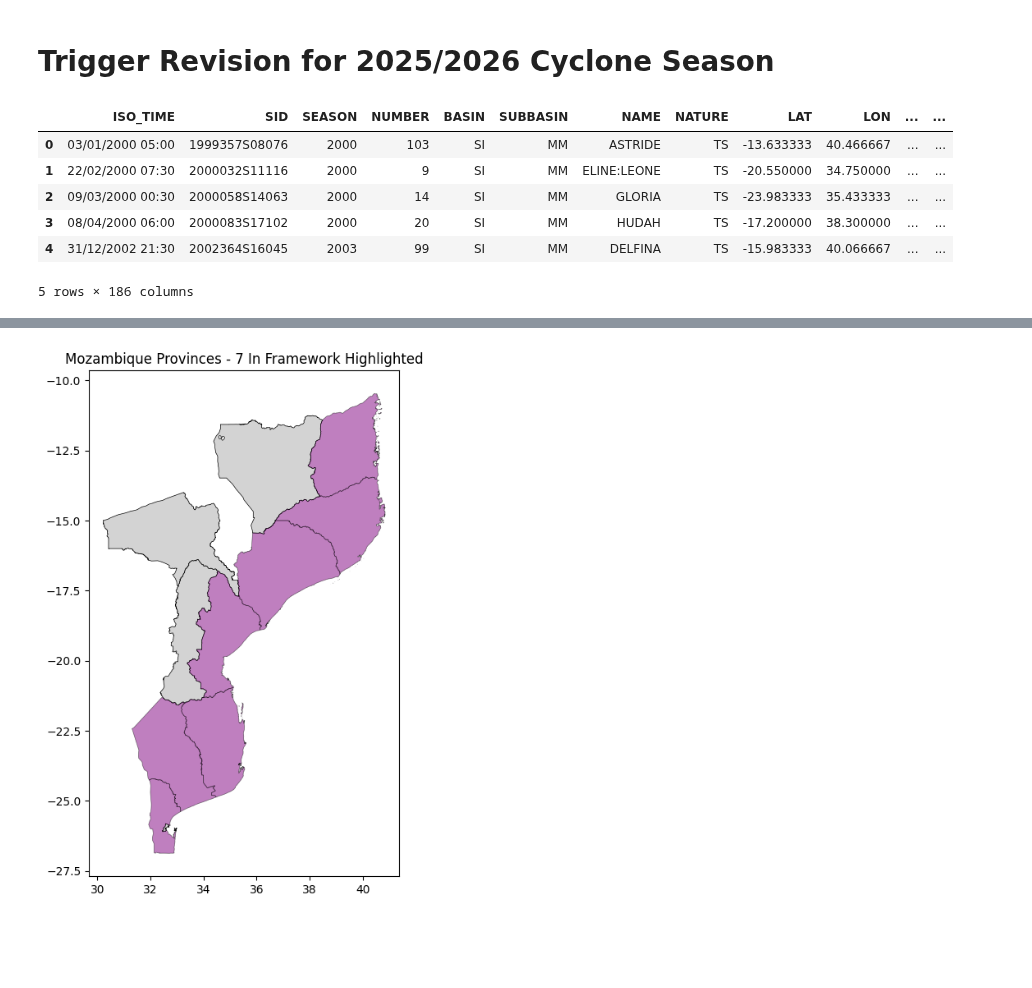
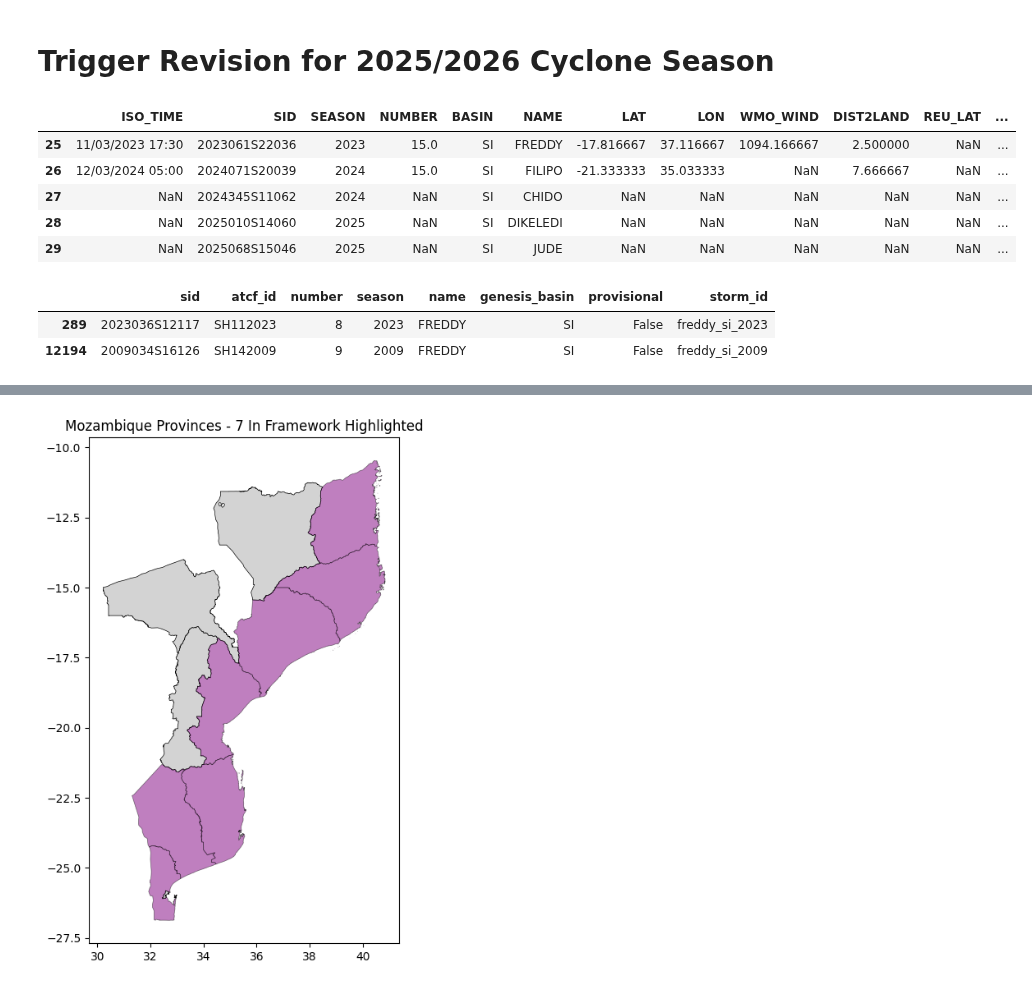
Before and after one commit to OCHA-DAP/ds-aa-moz-cyclones, a Jupyter notebook: analysis/05.0_trigger_revision.ipynb, the cells around one changed output, grey strips where cells are left out. Drawn from its saved outputs; the diff is of its cells as text; code cells hidden in the pictures; blank space fills up the shorter version.

```diff
--- a/analysis/05.0_trigger_revision.ipynb
+++ b/analysis/05.0_trigger_revision.ipynb
@@ -21,23 +21,22 @@ adm1 = stratus.codab.load_codab_from_fieldmaps(iso3, admin_level=1)
 # %%
 load_path = (
     Path(AA_DATA_DIR)
     / "public"
     / "processed"
     / "moz"
-    / "landfall_time_location_fixed_adm1_v7.csv"
+    / "landfall_time_location_fixed_adm1_v7_updated.csv"
 )
 landfall_df = pd.read_csv(load_path)
 date_cols = ["year", "month", "day"]
 landfall_df[date_cols] = landfall_df[date_cols].astype(int)
 landfall_df["landfall_date"] = pd.to_datetime(
     landfall_df[["year", "month", "day"]]
 )
-landfall_df.head()
+landfall_df.tail()
 # %% [output]
-|  | ISO_TIME | SID | SEASON | NUMBER | BASIN | SUBBASIN | NAME | NATURE | LAT | LON | ... | ... |
-| 0 | 03/01/2000 05:00 | 1999357S08076 | 2000 | 103 | SI | MM | ASTRIDE | TS | -13.633333 | 40.466667 | ... | ... |
-| 1 | 22/02/2000 07:30 | 2000032S11116 | 2000 | 9 | SI | MM | ELINE:LEONE | TS | -20.550000 | 34.750000 | ... | ... |
-| 2 | 09/03/2000 00:30 | 2000058S14063 | 2000 | 14 | SI | MM | GLORIA | TS | -23.983333 | 35.433333 | ... | ... |
-| 3 | 08/04/2000 06:00 | 2000083S17102 | 2000 | 20 | SI | MM | HUDAH | TS | -17.200000 | 38.300000 | ... | ... |
-| 4 | 31/12/2002 21:30 | 2002364S16045 | 2003 | 99 | SI | MM | DELFINA | TS | -15.983333 | 40.066667 | ... | ... |
+|  | ISO_TIME | SID | SEASON | NUMBER | BASIN | NAME | LAT | LON | WMO_WIND | DIST2LAND | REU_LAT | ... |
+| 25 | 11/03/2023 17:30 | 2023061S22036 | 2023 | 15.0 | SI | FREDDY | -17.816667 | 37.116667 | 1094.166667 | 2.500000 | NaN | ... |
+| 26 | 12/03/2024 05:00 | 2024071S20039 | 2024 | 15.0 | SI | FILIPO | -21.333333 | 35.033333 | NaN | 7.666667 | NaN | ... |
+| 27 | NaN | 2024345S11062 | 2024 | NaN | SI | CHIDO | NaN | NaN | NaN | NaN | NaN | ... |
+| 28 | NaN | 2025010S14060 | 2025 | NaN | SI | DIKELEDI | NaN | NaN | NaN | NaN | NaN | ... |
+| 29 | NaN | 2025068S15046 | 2025 | NaN | SI | JUDE | NaN | NaN | NaN | NaN | NaN | ... |
-5 rows × 186 columns
@@ -43,0 +58,6 @@ landfall_df.head()
+# %%
+df_storms[df_storms["name"] == "FREDDY"]
+# %% [output]
+|  | sid | atcf_id | number | season | name | genesis_basin | provisional | storm_id |
+| 289 | 2023036S12117 | SH112023 | 8 | 2023 | FREDDY | SI | False | freddy_si_2023 |
+| 12194 | 2009034S16126 | SH142009 | 9 | 2009 | FREDDY | SI | False | freddy_si_2009 |
```
Also changed, not shown: parts of 25 cells of this notebook.
